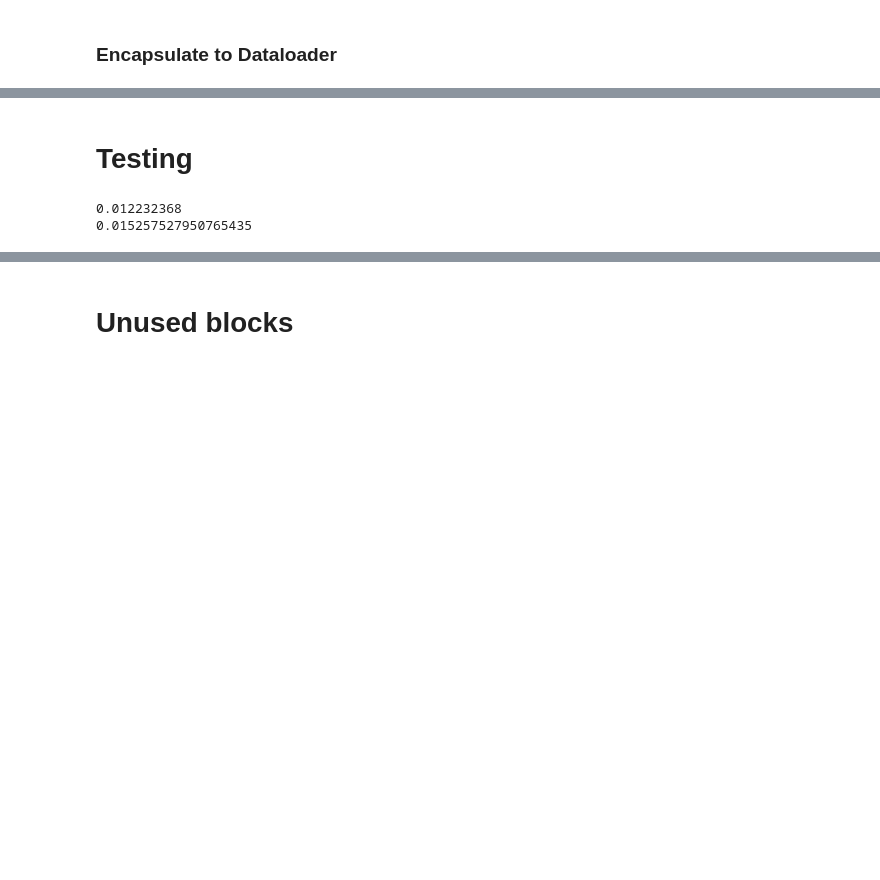
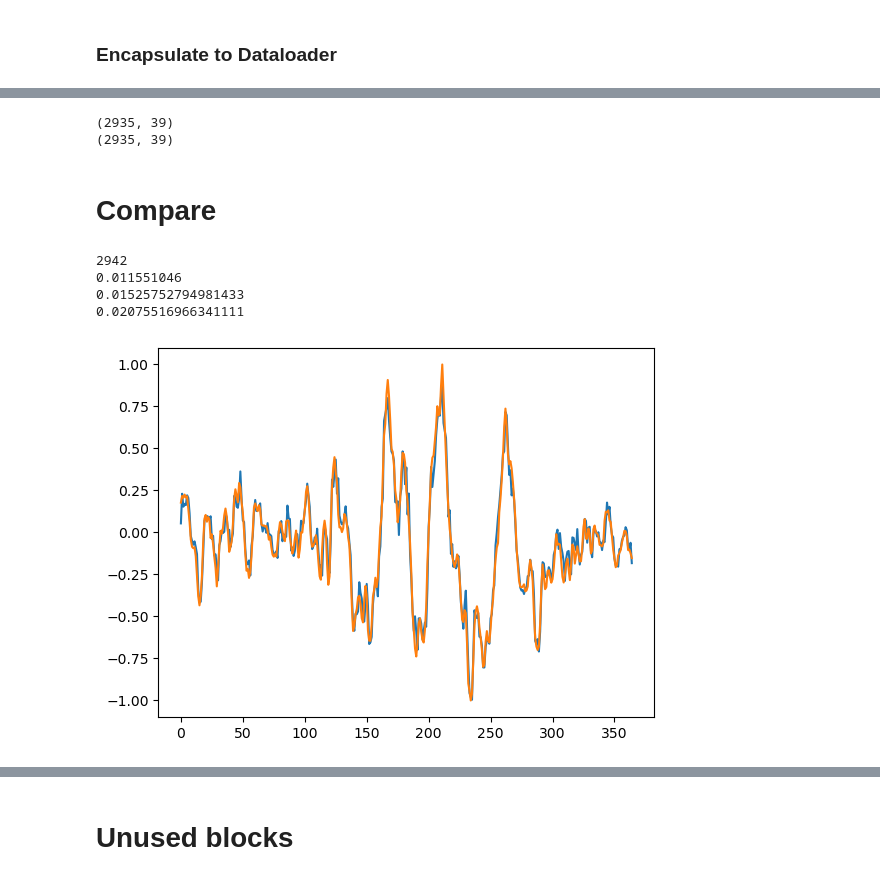
Before and after one commit to PeterLin54088/111-2_IVT_analysis, a Jupyter notebook: src/#5_Training.ipynb, the cells around one changed output, grey strips where cells are left out. Cells and saved outputs as stored; diff of their text form; code cells hidden in the pictures; blank space fills up the shorter version.

Commit message:
Sync conditions for model testing settings
Finish iterative step testing

```diff
--- a/src/#5_Training.ipynb
+++ b/src/#5_Training.ipynb
@@ -287,0 +295,15 @@ KeyboardInterrupt:
+# %%
+model.eval()
+GRU_predict = [] # Predict
+GRU_truth = [] # Ground_truth
+for i, (x, y) in enumerate(test_loader):
+    x = x.to(device)
+    y = y.to(device)
+    with torch.no_grad():
+        pred = model(x)
+        GRU_predict.append(pred.detach().cpu()[:,-1,:])
+        GRU_truth.append(y.detach().cpu()[:,-1,:])
+GRU_predict = torch.cat(GRU_predict, dim=0).numpy()
+GRU_truth = torch.cat(GRU_truth, dim=0).numpy()
+print(GRU_predict.shape)
+print(GRU_truth.shape)
@@ -291,2 +404,34 @@ results = VAR(train_set[:,:]).fit(maxlags = AR_p, trend = "ctt")
+# %%
+ESN_predict = []
+obs = dataset[trainLen,:]
+obs = np.reshape(obs, [inSize,1])
+unit = np.ones((1,1))
+
+is_iterative = True
+
+step = 0
+for t in range(testLen-1):
+    state_vect = (1 - a)*state_vect + a*np.tanh(np.dot(Win, np.vstack((unit, obs))) + np.dot(W, state_vect))
+    y = ridge.predict(np.vstack((1, obs, state_vect)).T)
+    ESN_predict.append(y)
+    step += 1
+    if ((t <= config["ML_hyperparam_lookback"]-1) or (is_iterative)):
+        # Iterative step
+        obs = dataset[trainLen+t+1]
+        obs = np.reshape(obs, [inSize,1])
+    else:
+        obs = y
+        obs = np.reshape(obs,[inSize,1])
+    if (np.max(np.abs(obs)) > 1e3):
+        print("!!!")
+        break
+
+ESN_predict = np.array(ESN_predict).reshape(-1, outSize)[config["ML_hyperparam_lookback"]-1:]
+ESN_truth = dataset[trainLen+1:trainLen+step+1,:][config["ML_hyperparam_lookback"]-1:]
+print(ESN_predict.shape)
+print(ESN_truth.shape)
+# %% [output]
+(2935, 39)
+(2935, 39)
 # %% [markdown]
-# Testing
+# Compare
@@ -317,18 +438,25 @@ expects = np.array(expects).reshape(-1, feature_num)
 # %%
-MAE_GRU = np.mean(np.square(preds - targets))
-MAE_VAR = np.mean(np.square(expects[:-config["ML_hyperparam_lookback"]] - test_set[config["ML_hyperparam_lookback"]:]))
+MAE_GRU = np.mean(np.square(GRU_predict - GRU_truth))
+MAE_VAR = np.mean(np.square(VAR_predict - VAR_truth))
+MAE_ESN = np.mean(np.square(ESN_predict - ESN_truth))
+print(config["ML_split_size"][2])
 print(MAE_GRU)
 print(MAE_VAR)
+print(MAE_ESN)
 # %% [output]
-0.012232368
-0.015257527950765435
+2942
+0.011551046
+0.01525752794981433
+0.02075516966341111
 # %%
 mode = 0
 time_window = 365
 # %%
 plt.figure()
-plt.plot(preds[:time_window,mode])
-plt.plot(targets[:time_window,mode])
+plt.plot(GRU_predict[:time_window,mode])
+plt.plot(GRU_truth[:time_window,mode])
 plt.show()
+# %% [output]
+[figure, added]
 # %%
 plt.figure()
```
Also changed, not shown: parts of 33 cells of this notebook, 3 other files.
